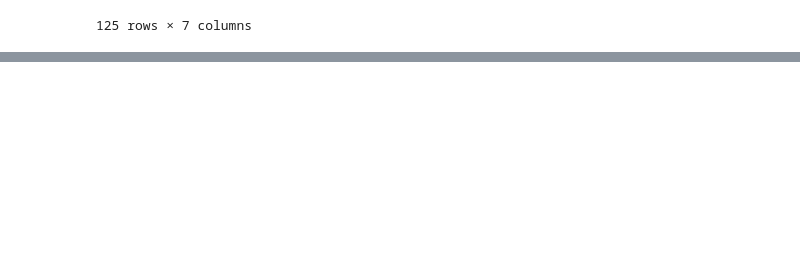
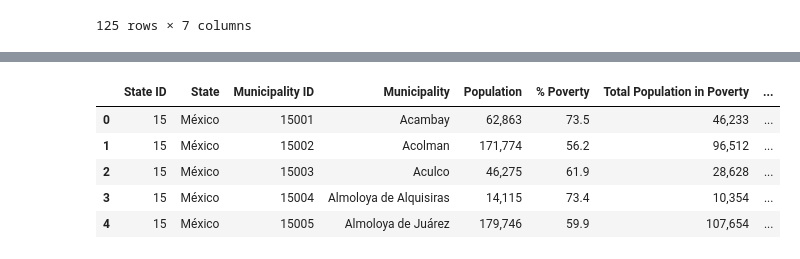
Before and after one commit to JCastilloD/Project-1-Bootcamp, a Jupyter notebook: Data_Retrieval/Municipio Data Extraction.ipynb, the cells around one changed output, grey strips where cells are left out. Drawn from its saved outputs; the diff is of its cells as text; code cells hidden in the pictures; blank space fills up the shorter version.

```diff
--- a/Data_Retrieval/Municipio Data Extraction.ipynb
+++ b/Data_Retrieval/Municipio Data Extraction.ipynb
@@ -49,0 +68,12 @@ poverty_by_municipality_df
+# %%
+povertyindicator = pd.DataFrame(povertyindicators_df)
+new1 = povertyindicator[['Clave de municipio',
+                         'Personas Rezago educativo\n2015',
+                         'Personas Carencia por acceso a los servicios de salud\n2015',
+                         'Personas Carencia por acceso a la seguridad social\n2015']].copy()
+
+new2 = new1.rename(columns={"Clave de municipio": "Municipality ID",
+                            "Personas Rezago educativo\n2015" : "People with education lag",
+                            "Personas Carencia por acceso a los servicios de salud\n2015": "People without access to healthcare",
+                            "Personas Carencia por acceso a la seguridad social\n2015": "People without social security"})
+new2.head()
@@ -49,0 +87,10 @@ poverty_by_municipality_df
+# %%
+mergepoverty = pd.merge(poverty_by_municipality_df, new2, on="Municipality ID", how="right")
+mergepoverty.head()
+# %% [output]
+|  | State ID | State | Municipality ID | Municipality | Population | % Poverty | Total Population in Poverty | ... |
+| 0 | 15 | México | 15001 | Acambay | 62,863 | 73.5 | 46,233 | ... |
+| 1 | 15 | México | 15002 | Acolman | 171,774 | 56.2 | 96,512 | ... |
+| 2 | 15 | México | 15003 | Aculco | 46,275 | 61.9 | 28,628 | ... |
+| 3 | 15 | México | 15004 | Almoloya de Alquisiras | 14,115 | 73.4 | 10,354 | ... |
+| 4 | 15 | México | 15005 | Almoloya de Juárez | 179,746 | 59.9 | 107,654 | ... |
```
Also changed, not shown: parts of 4 cells of this notebook.
